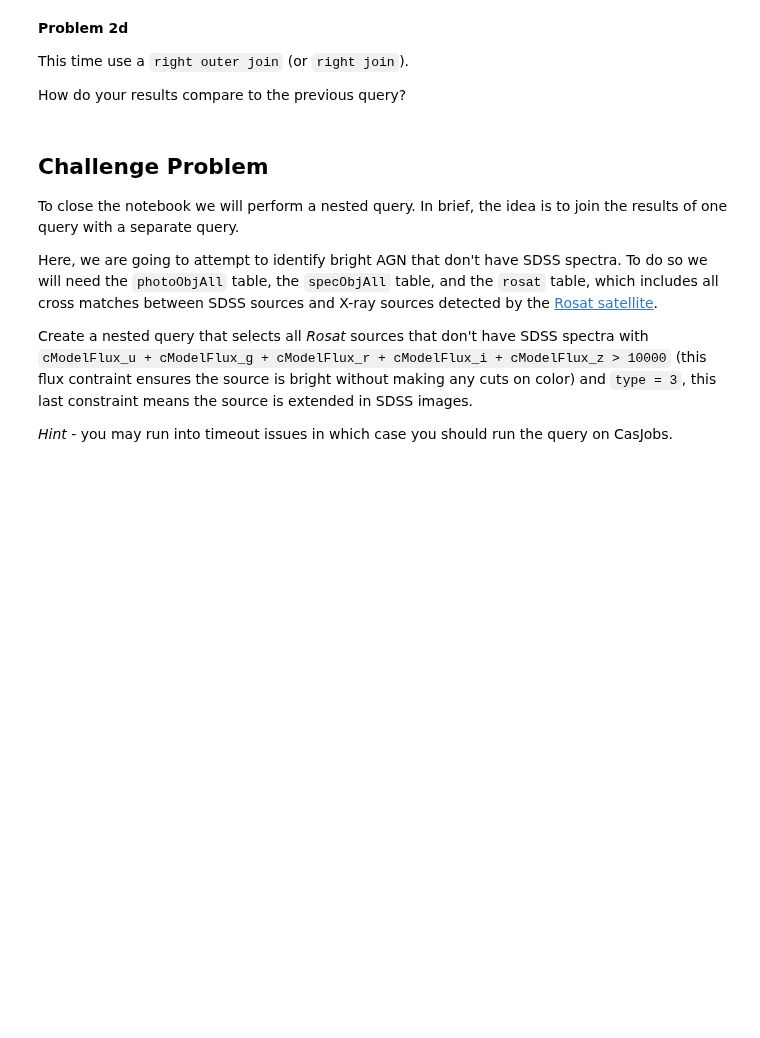
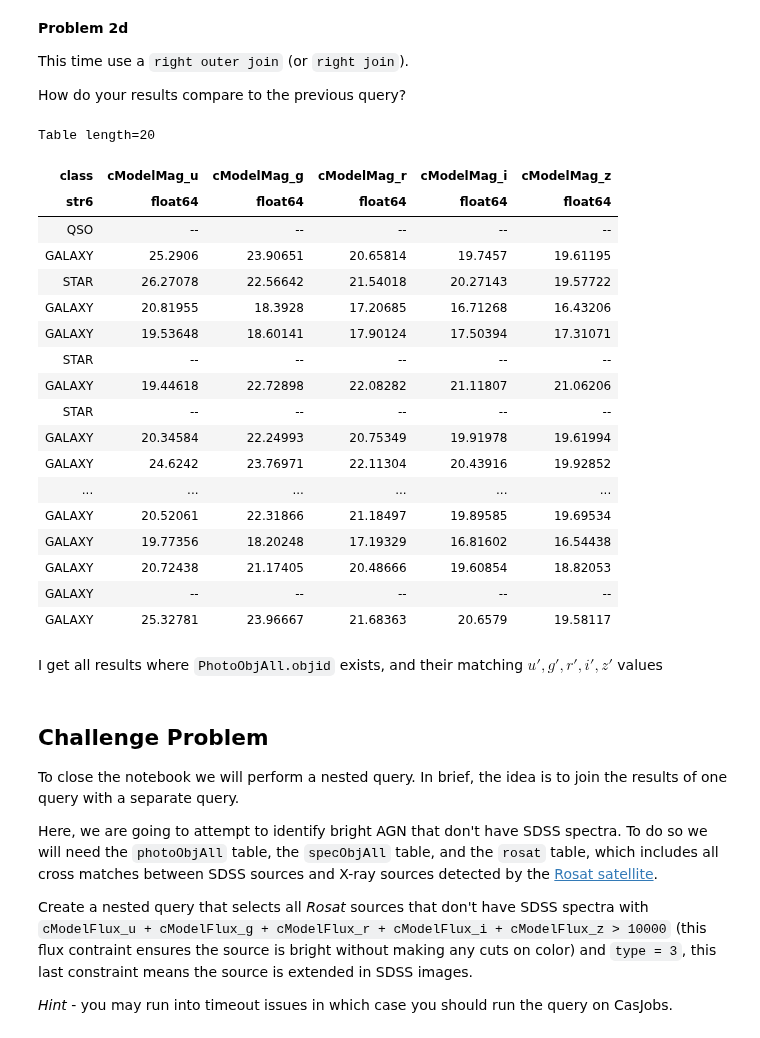
Before and after one commit to ASTR154/sql-tutorial, a Jupyter notebook: IntroToSQLite.ipynb, the cells around one changed output. Saved outputs shown, nothing was run; the diff lists cells and outputs as text; code cells hidden in the pictures; blank space fills up the shorter version.

Commit message:
I have no idea if the last bits (especially the challenge problem) are right.

```diff
--- a/IntroToSQLite.ipynb
+++ b/IntroToSQLite.ipynb
@@ -136,3 +223,28 @@ SDSS.query_sql(  # complete
+# %%
+SDSS.query_sql("""SELECT TOP 20 class, cModelMag_u, cModelMag_g, cModelMag_r, cModelMag_i, cModelMag_z FROM PhotoObjAll
+                    RIGHT OUTER JOIN specObjAll on PhotoObjAll.objid = specObjAll.bestobjid""")
+# %% [output]
+Table length=20
+| class | cModelMag_u | cModelMag_g | cModelMag_r | cModelMag_i | cModelMag_z |
+| str6 | float64 | float64 | float64 | float64 | float64 |
+| QSO | -- | -- | -- | -- | -- |
+| GALAXY | 25.2906 | 23.90651 | 20.65814 | 19.7457 | 19.61195 |
+| STAR | 26.27078 | 22.56642 | 21.54018 | 20.27143 | 19.57722 |
+| GALAXY | 20.81955 | 18.3928 | 17.20685 | 16.71268 | 16.43206 |
+| GALAXY | 19.53648 | 18.60141 | 17.90124 | 17.50394 | 17.31071 |
+| STAR | -- | -- | -- | -- | -- |
+| GALAXY | 19.44618 | 22.72898 | 22.08282 | 21.11807 | 21.06206 |
+| STAR | -- | -- | -- | -- | -- |
+| GALAXY | 20.34584 | 22.24993 | 20.75349 | 19.91978 | 19.61994 |
+| GALAXY | 24.6242 | 23.76971 | 22.11304 | 20.43916 | 19.92852 |
+| ... | ... | ... | ... | ... | ... |
+| GALAXY | 20.52061 | 22.31866 | 21.18497 | 19.89585 | 19.69534 |
+| GALAXY | 19.77356 | 18.20248 | 17.19329 | 16.81602 | 16.54438 |
+| GALAXY | 20.72438 | 21.17405 | 20.48666 | 19.60854 | 18.82053 |
+| GALAXY | -- | -- | -- | -- | -- |
+| GALAXY | 25.32781 | 23.96667 | 21.68363 | 20.6579 | 19.58117 |
+# %% [markdown]
+I get all results where `PhotoObjAll.objid` exists, and their matching $u', g', r', i', z'$ values
 # %% [markdown]
 ## Challenge Problem
 
```
Also changed, not shown: parts of 16 cells of this notebook.
